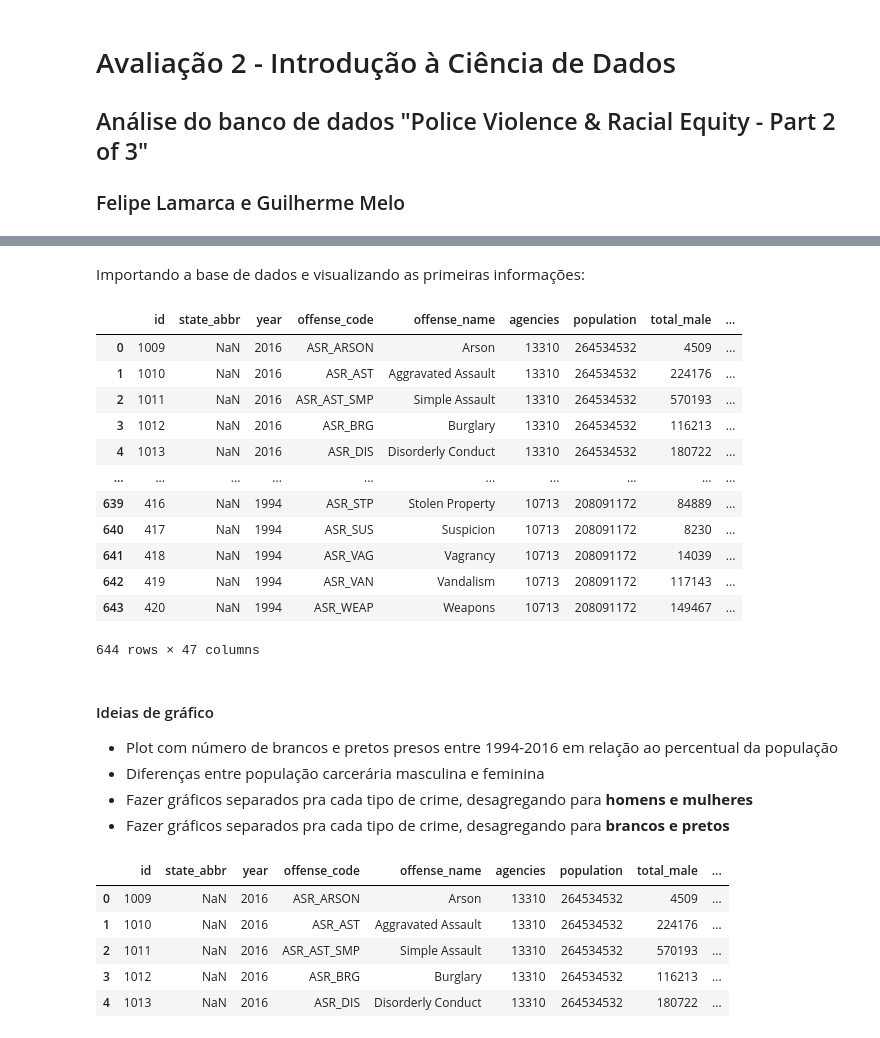
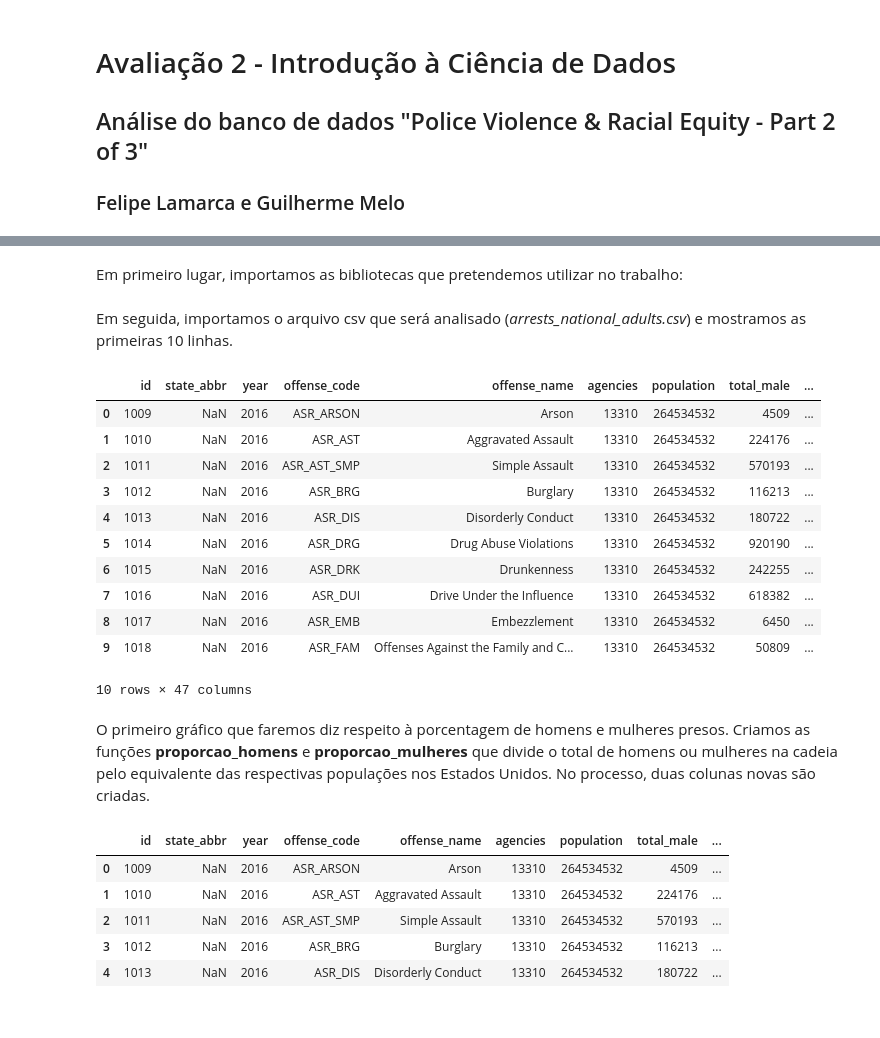
Before and after one commit to felipelmc/Police-Violence-Racial-Equity, a Jupyter notebook: notebooks/a2-icd.ipynb, the cells around one changed output, grey strips where cells are left out. Drawn from its saved outputs; the diff is of its cells as text; code cells hidden in the pictures.

```diff
--- a/notebooks/a2-icd.ipynb
+++ b/notebooks/a2-icd.ipynb
@@ -5,33 +17,29 @@
+# %% [markdown]
+Em primeiro lugar, importamos as bibliotecas que pretendemos utilizar no trabalho:
 # %%
 import os
 import numpy as np
 import pandas as pd
 import matplotlib.pyplot as plt
 import seaborn as sns
-# %% [markdown]
-Importando a base de dados e visualizando as primeiras informações:
+# %% [markdown]
+Em seguida, importamos o arquivo csv que será analisado (*arrests_national_adults.csv*) e mostramos as primeiras 10 linhas.
 # %%
 dados = pd.read_csv(os.path.join('archive/crime_data/arrests_national_adults.csv'))
-dados
+dados.head(10)
 # %% [output]
 |  | id | state_abbr | year | offense_code | offense_name | agencies | population | total_male | ... |
 | 0 | 1009 | NaN | 2016 | ASR_ARSON | Arson | 13310 | 264534532 | 4509 | ... |
 | 1 | 1010 | NaN | 2016 | ASR_AST | Aggravated Assault | 13310 | 264534532 | 224176 | ... |
 | 2 | 1011 | NaN | 2016 | ASR_AST_SMP | Simple Assault | 13310 | 264534532 | 570193 | ... |
 | 3 | 1012 | NaN | 2016 | ASR_BRG | Burglary | 13310 | 264534532 | 116213 | ... |
 | 4 | 1013 | NaN | 2016 | ASR_DIS | Disorderly Conduct | 13310 | 264534532 | 180722 | ... |
-| ... | ... | ... | ... | ... | ... | ... | ... | ... | ... |
-| 639 | 416 | NaN | 1994 | ASR_STP | Stolen Property | 10713 | 208091172 | 84889 | ... |
-| 640 | 417 | NaN | 1994 | ASR_SUS | Suspicion | 10713 | 208091172 | 8230 | ... |
-| 641 | 418 | NaN | 1994 | ASR_VAG | Vagrancy | 10713 | 208091172 | 14039 | ... |
-| 642 | 419 | NaN | 1994 | ASR_VAN | Vandalism | 10713 | 208091172 | 117143 | ... |
-| 643 | 420 | NaN | 1994 | ASR_WEAP | Weapons | 10713 | 208091172 | 149467 | ... |
+| 5 | 1014 | NaN | 2016 | ASR_DRG | Drug Abuse Violations | 13310 | 264534532 | 920190 | ... |
+| 6 | 1015 | NaN | 2016 | ASR_DRK | Drunkenness | 13310 | 264534532 | 242255 | ... |
+| 7 | 1016 | NaN | 2016 | ASR_DUI | Drive Under the Influence | 13310 | 264534532 | 618382 | ... |
+| 8 | 1017 | NaN | 2016 | ASR_EMB | Embezzlement | 13310 | 264534532 | 6450 | ... |
+| 9 | 1018 | NaN | 2016 | ASR_FAM | Offenses Against the Family and C... | 13310 | 264534532 | 50809 | ... |
-644 rows × 47 columns
+10 rows × 47 columns
-# %% [markdown]
-#### Ideias de gráfico
-
-- Plot com número de brancos e pretos presos entre 1994-2016 em relação ao percentual da população
-- Diferenças entre população carcerária masculina e feminina
-- Fazer gráficos separados pra cada tipo de crime, desagregando para **homens e mulheres**
-- Fazer gráficos separados pra cada tipo de crime, desagregando para **brancos e pretos**
+# %% [markdown]
+O primeiro gráfico que faremos diz respeito à porcentagem de homens e mulheres presos. Criamos as funções **proporcao_homens** e **proporcao_mulheres** que divide o total de homens ou mulheres na cadeia pelo equivalente das respectivas populações nos Estados Unidos. No processo, duas colunas novas são criadas.
 # %%
```
Also changed, not shown: parts of 27 cells of this notebook.
